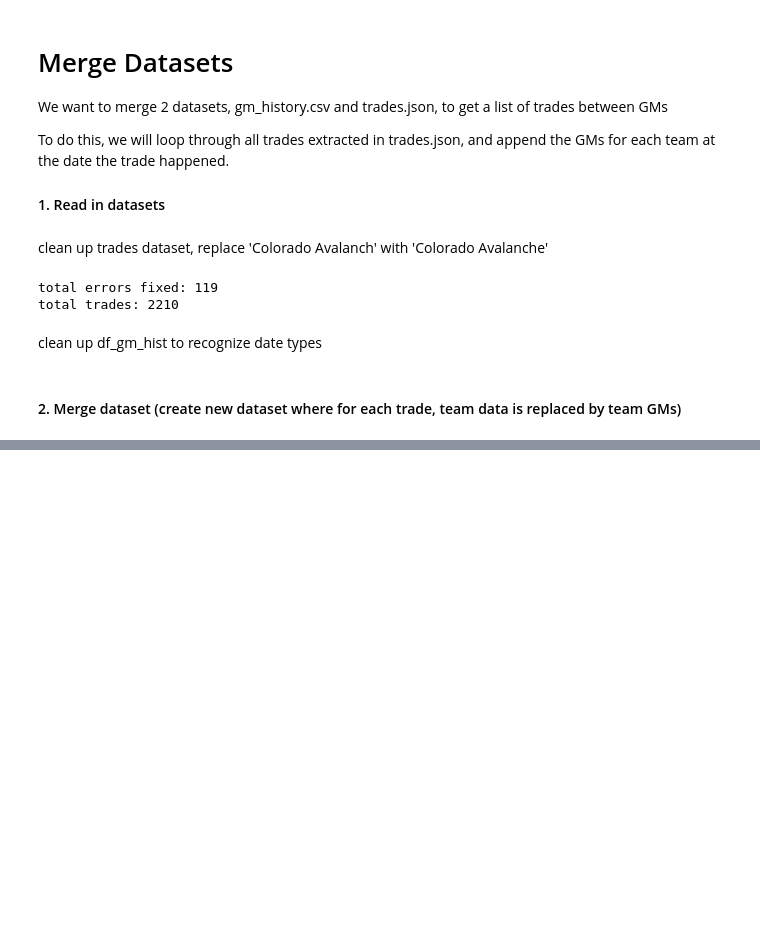
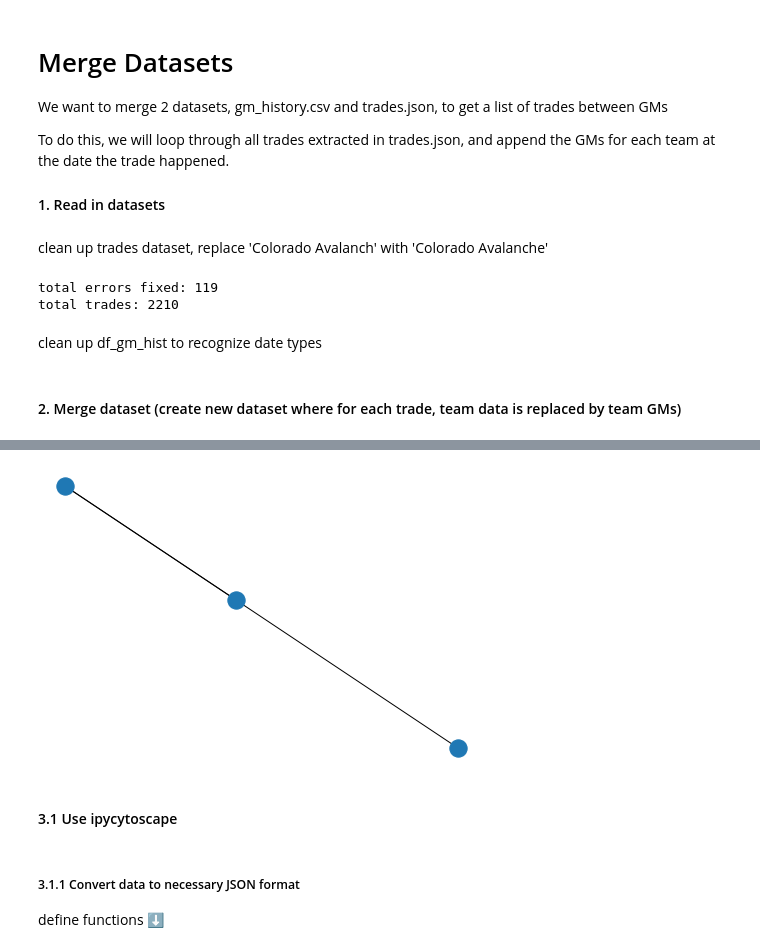
Before and after one commit to shawzy2/nhl_gm_knowledge_graph, a Jupyter notebook: notebook/trades_by_gm.ipynb, the cells around one changed output, grey strips where cells are left out. Saved outputs shown, nothing was run; the diff lists cells and outputs as text; code cells hidden in the pictures; blank space fills up the shorter version.

```diff
--- a/notebook/trades_by_gm.ipynb
+++ b/notebook/trades_by_gm.ipynb
@@ -81,0 +129,6 @@ with open(path, 'w') as f:
+# %%
+nx.draw(g)
+# %% [output]
+[figure, added]
+# %% [markdown]
+#### 3.1 Use ipycytoscape
@@ -81,0 +148,3 @@ with open(path, 'w') as f:
+# %% [markdown]
+##### 3.1.1 Convert data to necessary JSON format
+define functions ⬇️
```
Also changed, not shown: parts of 23 cells of this notebook, 1 other file.
